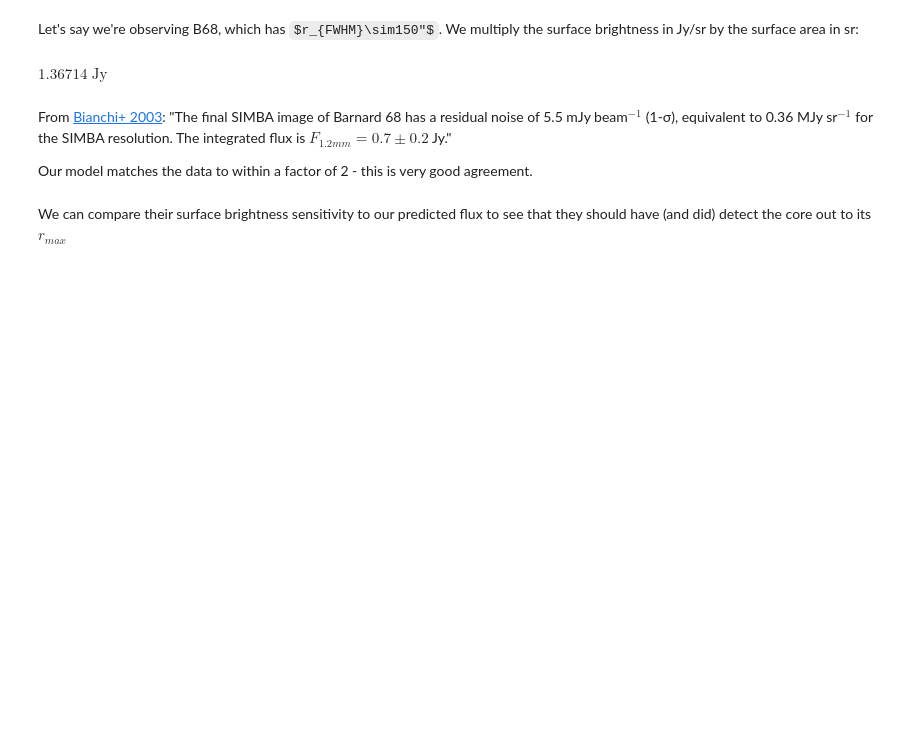
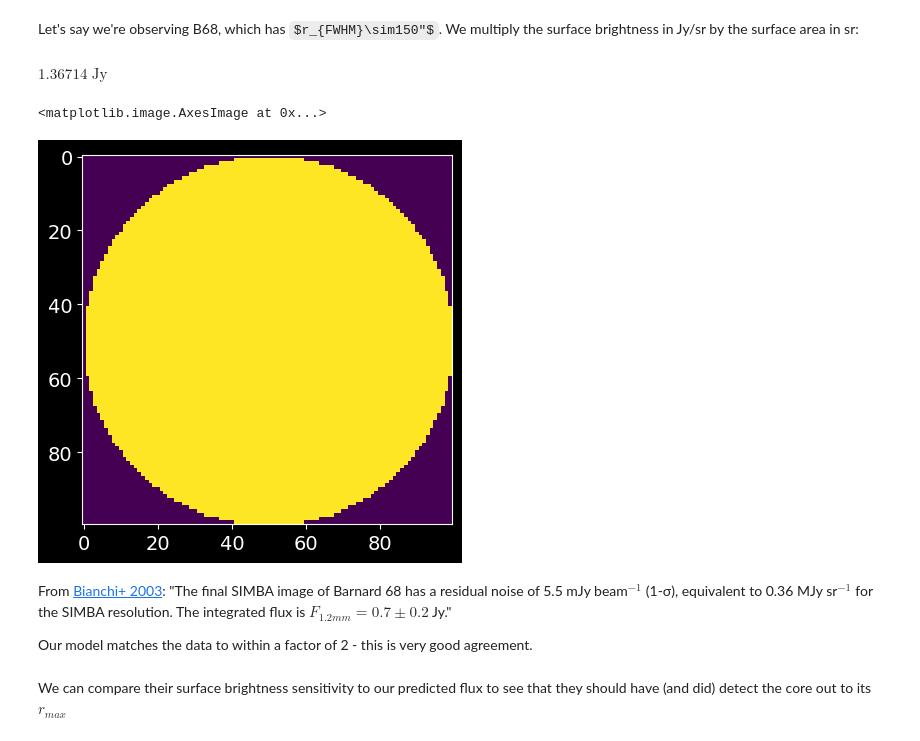
Before and after one commit to keflavich/StarFormationClass, a Jupyter notebook: lectures/Lecture 6 - Observable Properties of Cores & Filaments.ipynb, the cells around one changed output. Drawn from its saved outputs; the diff is of its cells as text; code cells hidden in the pictures; some formulas as TeX source; blank space fills up the shorter version.

```diff
--- a/lectures/Lecture 6 - Observable Properties of Cores & Filaments.ipynb
+++ b/lectures/Lecture 6 - Observable Properties of Cores & Filaments.ipynb
@@ -476,6 +476,11 @@ total_fluxdensity = (fnu[rr_2d[0,:,:] < rmax].mean() * (150*u.arcsec / FWHM_to_s
 total_fluxdensity
 # %% [output]
 $1.36714 \; \mathrm{Jy}$
+# %%
+pl.imshow(rr_2d[0,:,:] < rmax)
+# %% [output]
+<matplotlib.image.AxesImage at 0x...>
+[figure, added]
 # %% [markdown]
 From [Bianchi+ 2003](https://www.aanda.org/articles/aa/pdf/2003/09/aael211.pdf):
 "The final SIMBA image of Barnard 68 has a residual noise of 5.5 mJy beam$^{−1}$ (1-σ), equivalent to 0.36 MJy sr$^{−1}$ for the SIMBA resolution. The integrated flux is $F_{1.2 mm} = 0.7 \pm 0.2$ Jy."
```
Also changed, not shown: parts of 1 cell of this notebook, 4 other files.
